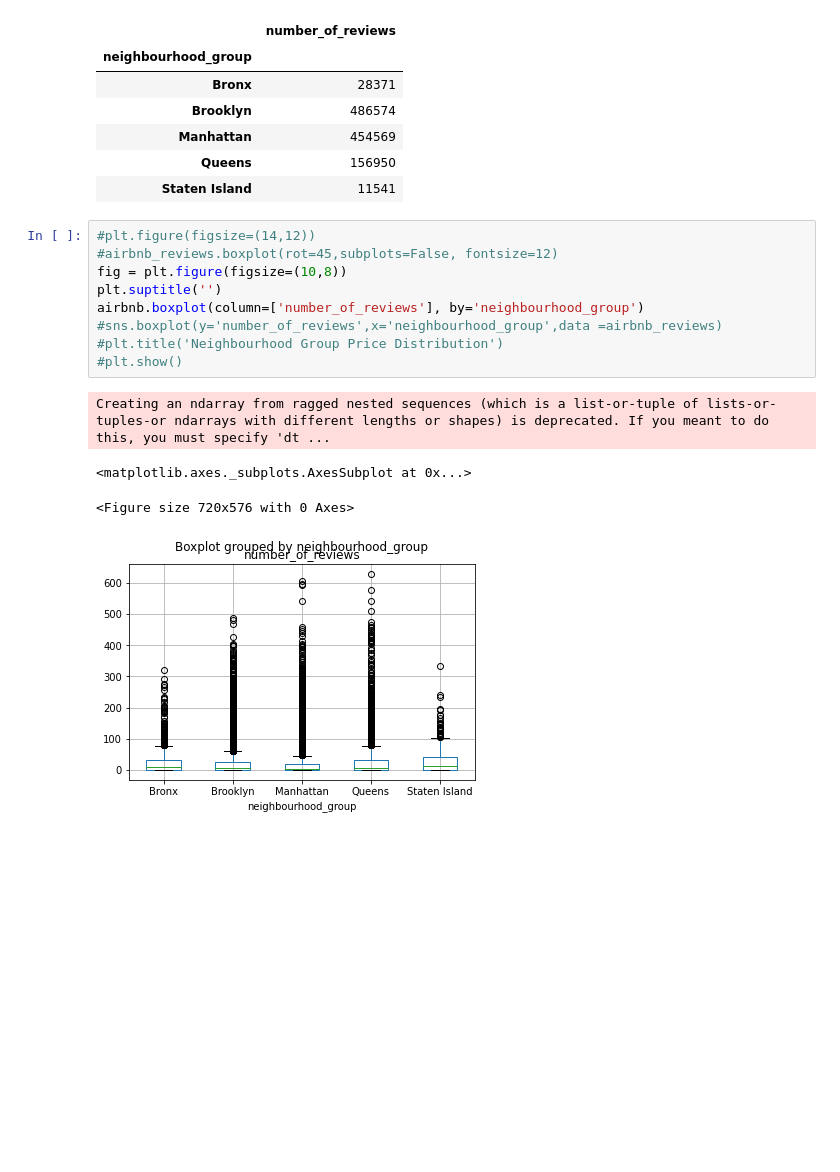
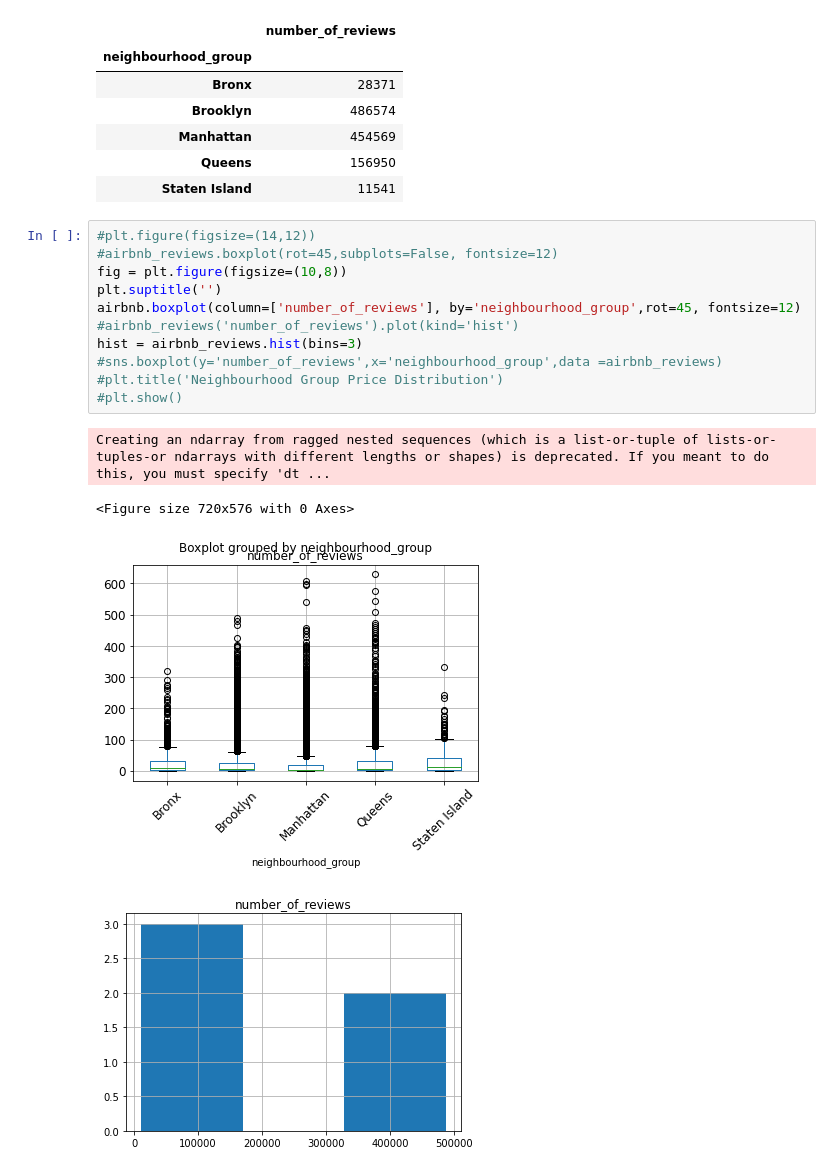
Before and after one commit to sravyagadam/EDA_Capstone, a Jupyter notebook: Copy_of_Airbnb_Bookings_Analysis_Capstone_Project.ipynb, the cells around one changed output. Saved outputs shown, nothing was run; the diff lists cells and outputs as text; blank space fills up the shorter version.

```diff
--- a/Copy_of_Airbnb_Bookings_Analysis_Capstone_Project.ipynb
+++ b/Copy_of_Airbnb_Bookings_Analysis_Capstone_Project.ipynb
@@ -126,14 +137,16 @@ airbnb_reviews
 # %%
 #plt.figure(figsize=(14,12))
 #airbnb_reviews.boxplot(rot=45,subplots=False, fontsize=12)
 fig = plt.figure(figsize=(10,8))
 plt.suptitle('')
-airbnb.boxplot(column=['number_of_reviews'], by='neighbourhood_group')
+airbnb.boxplot(column=['number_of_reviews'], by='neighbourhood_group',rot=45, fontsize=12)
+#airbnb_reviews('number_of_reviews').plot(kind='hist')
+hist = airbnb_reviews.hist(bins=3)
 #sns.boxplot(y='number_of_reviews',x='neighbourhood_group',data =airbnb_reviews)
 #plt.title('Neighbourhood Group Price Distribution')
 #plt.show()
 # %% [output]
 Creating an ndarray from ragged nested sequences (which is a list-or-tuple of lists-or-tuples-or ndarrays with different lengths or shapes) is deprecated. If you meant to do this, you must specify 'dt ...
-<matplotlib.axes._subplots.AxesSubplot at 0x...>
+<Figure size 720x576 with 0 Axes>
-<Figure size 720x576 with 0 Axes>
-[figure, old version]
+[figure, new version]
+[figure, added]
```
Also changed, not shown: parts of 5 cells of this notebook.
